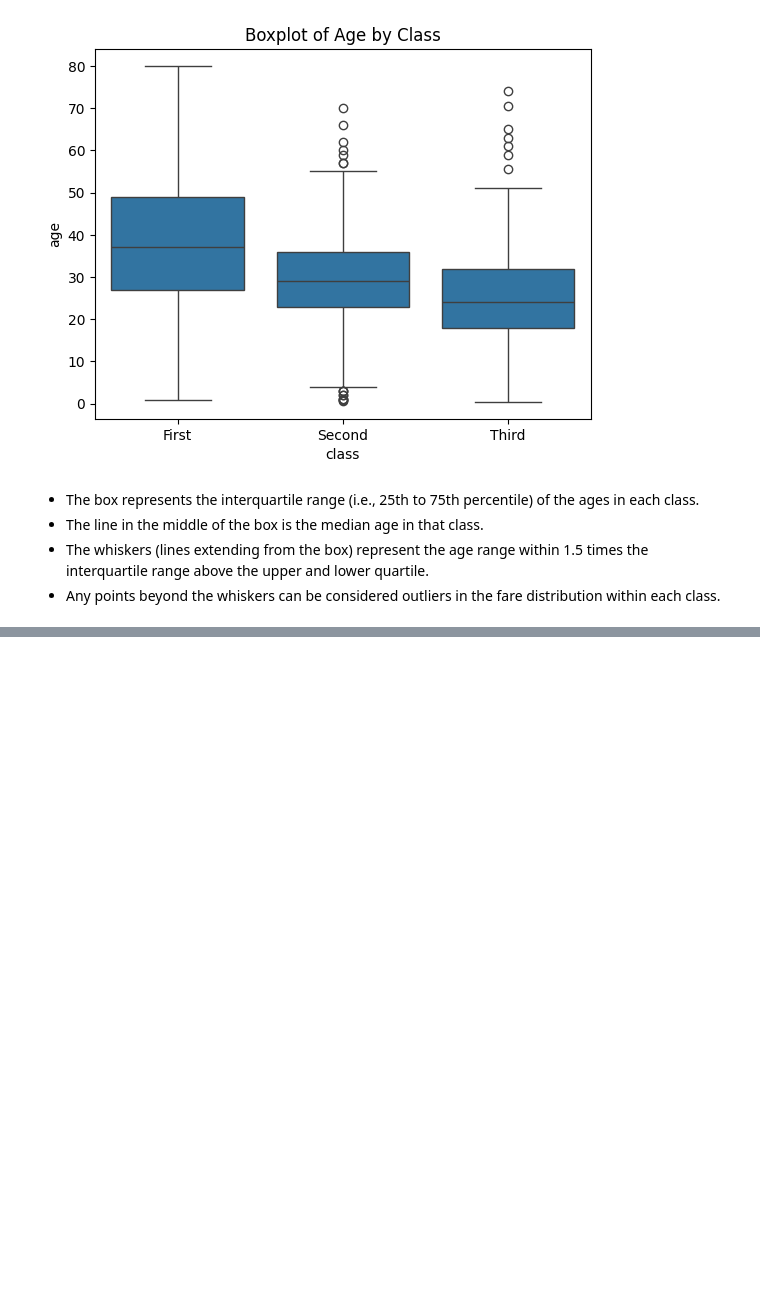
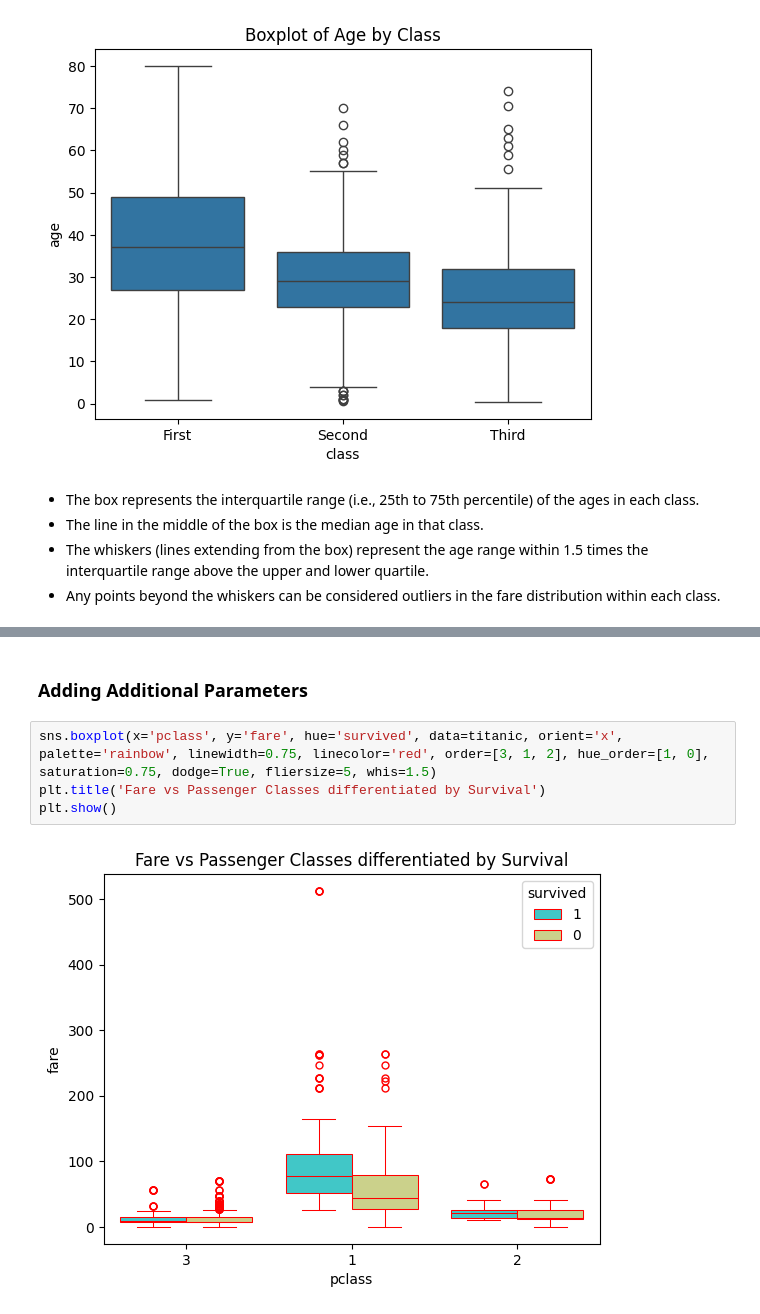
Before and after one commit to vadivelmurugesan/data-science, a Jupyter notebook: 06_seaborn/box_plots.ipynb, the cells around one changed output, grey strips where cells are left out. Saved outputs shown, nothing was run; the diff lists cells and outputs as text; blank space fills up the shorter version.

```diff
--- a/06_seaborn/box_plots.ipynb
+++ b/06_seaborn/box_plots.ipynb
@@ -19,0 +28,8 @@ plt.show()
+# %% [markdown]
+### Adding Additional Parameters
+# %%
+sns.boxplot(x='pclass', y='fare', hue='survived', data=titanic, orient='x', palette='rainbow', linewidth=0.75, linecolor='red', order=[3, 1, 2], hue_order=[1, 0], saturation=0.75, dodge=True, fliersize=5, whis=1.5)
+plt.title('Fare vs Passenger Classes differentiated by Survival')
+plt.show()
+# %% [output]
+[figure, added]
```
Also changed, not shown: parts of 2 cells of this notebook.
